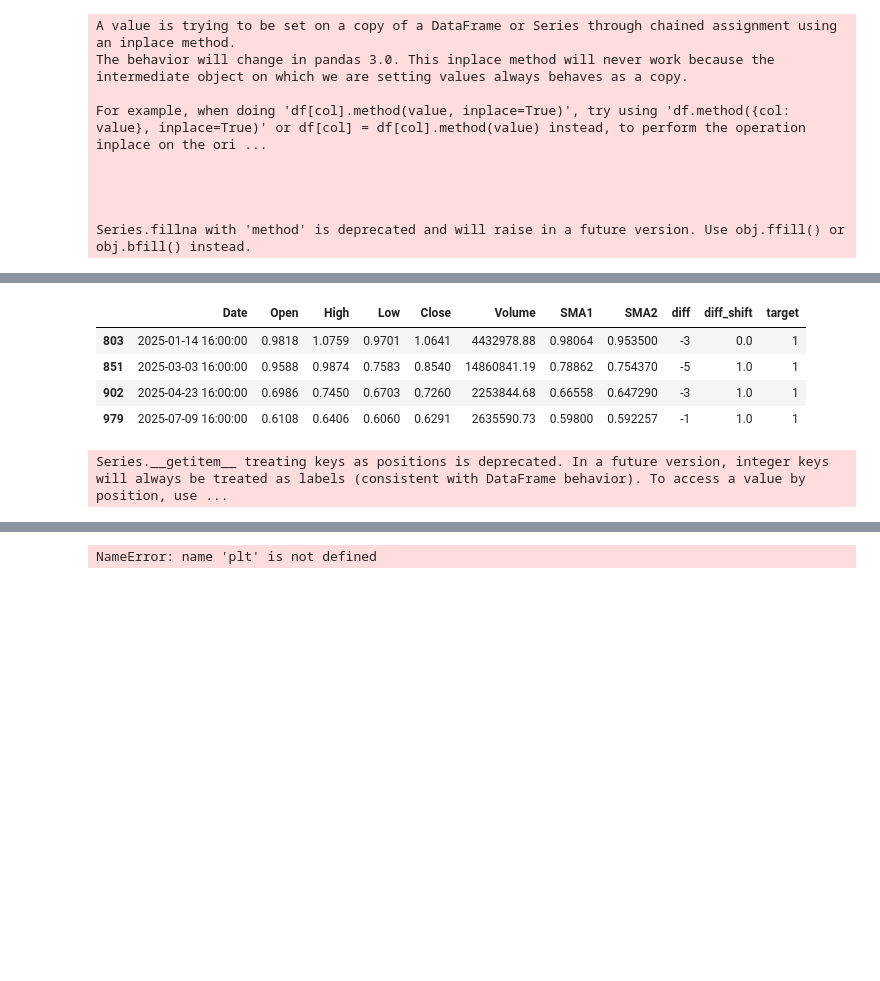
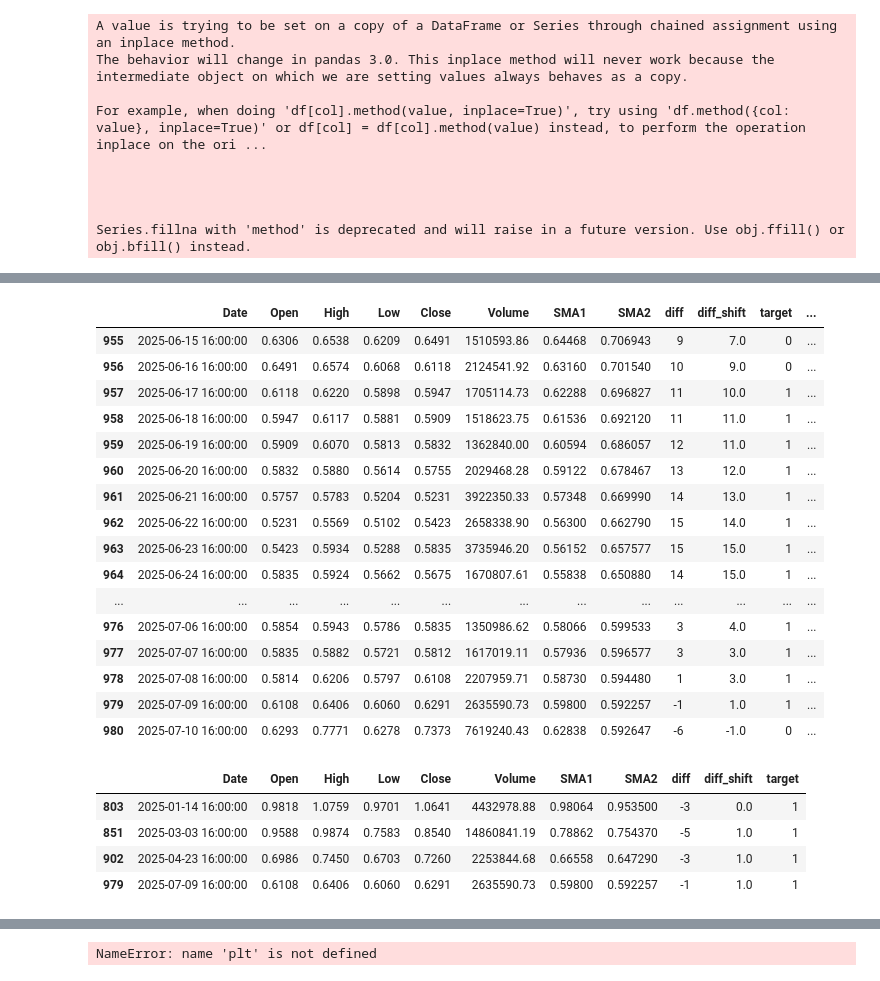
Before and after one commit to Nekhaenko/BigData1, a Jupyter notebook: Untitled14_1.ipynb, the cells around one changed output, grey strips where cells are left out. Drawn from its saved outputs; the diff is of its cells as text; code cells hidden in the pictures; blank space fills up the shorter version.

```diff
--- a/Untitled14_1.ipynb
+++ b/Untitled14_1.ipynb
@@ -110,7 +110,7 @@ df.loc[((df['diff_shift'] >= 0)&(df['diff'] < 0)), 'target'] = 1
 # %%
 df.loc[df['target'] == 1, 'base_price'] = df.loc[df['target'] == 1, 'Close']
 # %%
-df['base_price'].fillna(method = 'backfill', inplace=True, )
+df['base_price'].fillna(method = 'backfill', inplace=True)
 # %% [output]
 A value is trying to be set on a copy of a DataFrame or Series through chained assignment using an inplace method.
 The behavior will change in pandas 3.0. This inplace method will never work because the intermediate object on which we are setting values always behaves as a copy.
@@ -147,2 +126,0 @@ df[950:980]
-# %%
-df.drop(['base_price', 'base_price_b'], axis=1, inplace=True)
@@ -149,3 +141,23 @@ df.drop(['base_price', 'base_price_b'], axis=1, inplace=True)
+# %%
+df[955:981]
+# %% [output]
+|  | Date | Open | High | Low | Close | Volume | SMA1 | SMA2 | diff | diff_shift | target | ... |
+| 955 | 2025-06-15 16:00:00 | 0.6306 | 0.6538 | 0.6209 | 0.6491 | 1510593.86 | 0.64468 | 0.706943 | 9 | 7.0 | 0 | ... |
+| 956 | 2025-06-16 16:00:00 | 0.6491 | 0.6574 | 0.6068 | 0.6118 | 2124541.92 | 0.63160 | 0.701540 | 10 | 9.0 | 0 | ... |
+| 957 | 2025-06-17 16:00:00 | 0.6118 | 0.6220 | 0.5898 | 0.5947 | 1705114.73 | 0.62288 | 0.696827 | 11 | 10.0 | 1 | ... |
+| 958 | 2025-06-18 16:00:00 | 0.5947 | 0.6117 | 0.5881 | 0.5909 | 1518623.75 | 0.61536 | 0.692120 | 11 | 11.0 | 1 | ... |
+| 959 | 2025-06-19 16:00:00 | 0.5909 | 0.6070 | 0.5813 | 0.5832 | 1362840.00 | 0.60594 | 0.686057 | 12 | 11.0 | 1 | ... |
+| 960 | 2025-06-20 16:00:00 | 0.5832 | 0.5880 | 0.5614 | 0.5755 | 2029468.28 | 0.59122 | 0.678467 | 13 | 12.0 | 1 | ... |
+| 961 | 2025-06-21 16:00:00 | 0.5757 | 0.5783 | 0.5204 | 0.5231 | 3922350.33 | 0.57348 | 0.669990 | 14 | 13.0 | 1 | ... |
+| 962 | 2025-06-22 16:00:00 | 0.5231 | 0.5569 | 0.5102 | 0.5423 | 2658338.90 | 0.56300 | 0.662790 | 15 | 14.0 | 1 | ... |
+| 963 | 2025-06-23 16:00:00 | 0.5423 | 0.5934 | 0.5288 | 0.5835 | 3735946.20 | 0.56152 | 0.657577 | 15 | 15.0 | 1 | ... |
+| 964 | 2025-06-24 16:00:00 | 0.5835 | 0.5924 | 0.5662 | 0.5675 | 1670807.61 | 0.55838 | 0.650880 | 14 | 15.0 | 1 | ... |
+| ... | ... | ... | ... | ... | ... | ... | ... | ... | ... | ... | ... | ... |
+| 976 | 2025-07-06 16:00:00 | 0.5854 | 0.5943 | 0.5786 | 0.5835 | 1350986.62 | 0.58066 | 0.599533 | 3 | 4.0 | 1 | ... |
+| 977 | 2025-07-07 16:00:00 | 0.5835 | 0.5882 | 0.5721 | 0.5812 | 1617019.11 | 0.57936 | 0.596577 | 3 | 3.0 | 1 | ... |
+| 978 | 2025-07-08 16:00:00 | 0.5814 | 0.6206 | 0.5797 | 0.6108 | 2207959.71 | 0.58730 | 0.594480 | 1 | 3.0 | 1 | ... |
+| 979 | 2025-07-09 16:00:00 | 0.6108 | 0.6406 | 0.6060 | 0.6291 | 2635590.73 | 0.59800 | 0.592257 | -1 | 1.0 | 1 | ... |
+| 980 | 2025-07-10 16:00:00 | 0.6293 | 0.7771 | 0.6278 | 0.7373 | 7619240.43 | 0.62838 | 0.592647 | -6 | -1.0 | 0 | ... |
 # %%
 df[df['target'] == 1][-4:]
 # %% [output]
@@ -199,4 +168,0 @@ def mark(data, pos_count = 5, col_nm='Position'):
-# %%
-df = mark(df)
-# %% [output]
-Series.__getitem__ treating keys as positions is deprecated. In a future version, integer keys will always be treated as labels (consistent with DataFrame behavior). To access a value by position, use ...
```
Also changed, not shown: parts of 33 cells of this notebook.
